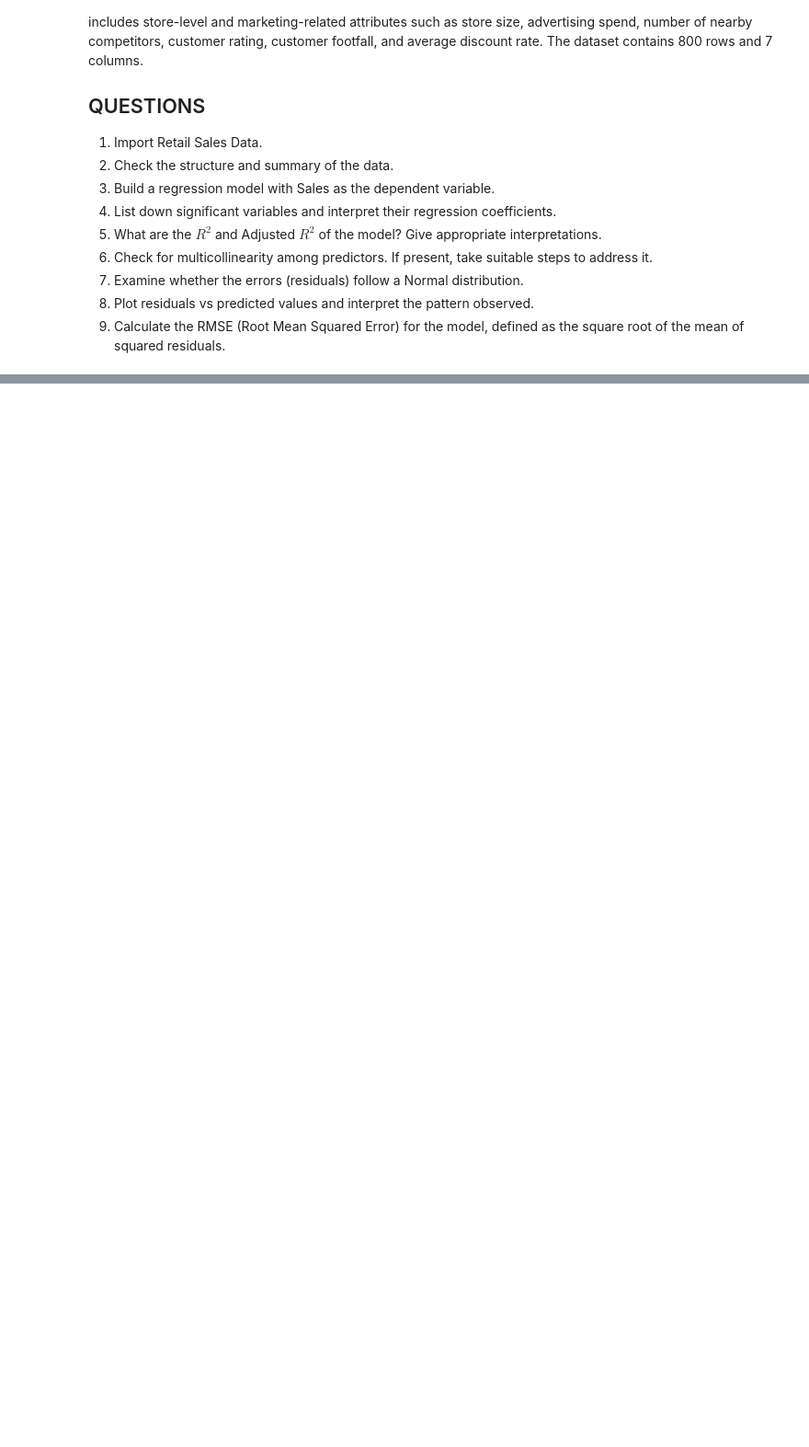
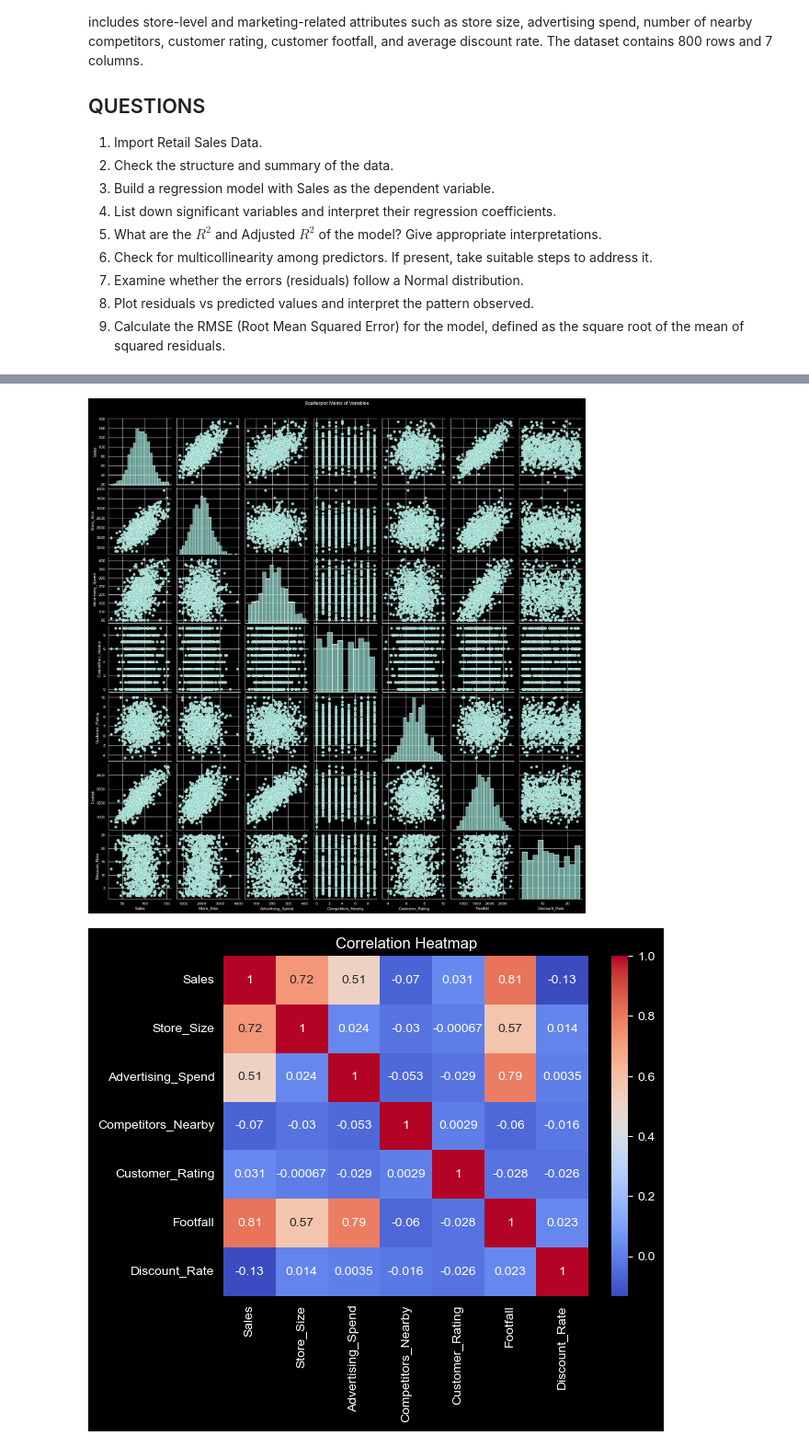
Before and after one commit to bquarkz/master-classes-empty, a Jupyter notebook: notebooks/assignments/m2/assigment_M2U2.ipynb, the cells around one changed output, grey strips where cells are left out. Shown at 92% size. Saved outputs shown, nothing was run; the diff lists cells and outputs as text; code cells hidden in the pictures; blank space fills up the shorter version.

```diff
--- a/notebooks/assignments/m2/assigment_M2U2.ipynb
+++ b/notebooks/assignments/m2/assigment_M2U2.ipynb
@@ -18,3 +18,8 @@ The dataset contains 800 rows and 7 columns.
 7. Examine whether the errors (residuals) follow a Normal distribution.
 8. Plot residuals vs predicted values and interpret the pattern observed.
 9. Calculate the RMSE (Root Mean Squared Error) for the model, defined as the square root of the mean of squared residuals.
+# %%
+import pandas as pd
+
+df = pd.read_csv("RETAIL_SALES_DATA.csv")
+df.head()
@@ -20,0 +73,14 @@ The dataset contains 800 rows and 7 columns.
+# %%
+import matplotlib.pyplot as plt
+import seaborn as sns
+
+sns.pairplot(df)
+plt.suptitle("Scatterplot Matrix of Variables", y=1.02)
+plt.show()
+
+sns.heatmap(df.corr(), annot=True, cmap='coolwarm')
+plt.title("Correlation Heatmap")
+plt.show()
+# %% [output]
+[figure, added]
+[figure, added]
```
Also changed, not shown: parts of 20 cells of this notebook.
